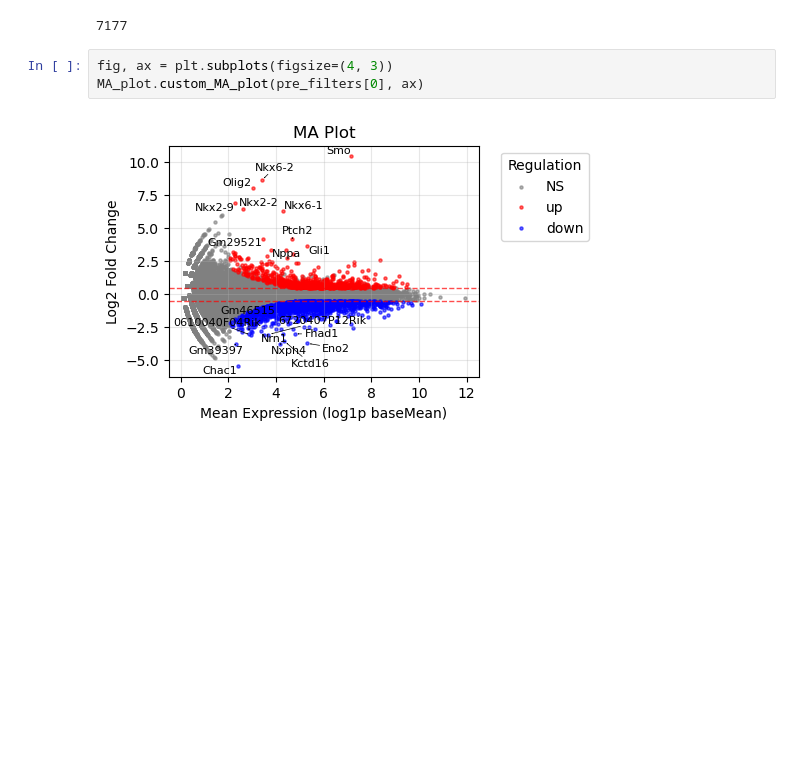
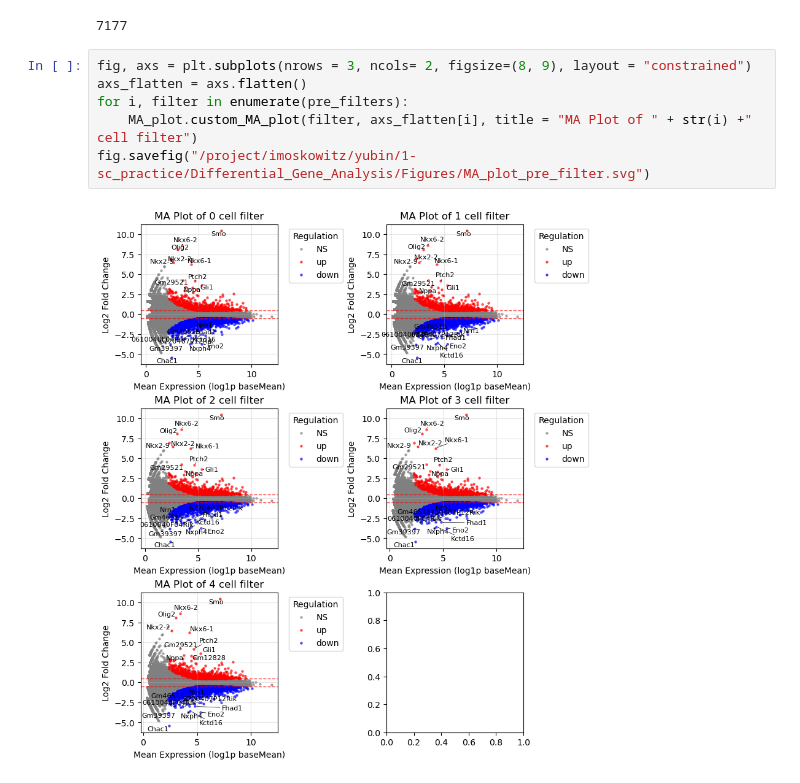
Before and after one commit to Oiya861028/1-sc_practice, a Jupyter notebook: Differential_Gene_Analysis/Notebook/MA_plot.ipynb, the cells around one changed output. Drawn from its saved outputs; the diff is of its cells as text; blank space fills up the shorter version.

Commit message:
Add custom titles to MA_plots and saved figures

```diff
--- a/Differential_Gene_Analysis/Notebook/MA_plot.ipynb
+++ b/Differential_Gene_Analysis/Notebook/MA_plot.ipynb
@@ -40,7 +40,10 @@ pre_filters[0]
 # %% [output]
 7177
 # %%
-fig, ax = plt.subplots(figsize=(4, 3))
-MA_plot.custom_MA_plot(pre_filters[0], ax)
+fig, axs = plt.subplots(nrows = 3, ncols= 2, figsize=(8, 9), layout = "constrained")
+axs_flatten = axs.flatten()
+for i, filter in enumerate(pre_filters):
+    MA_plot.custom_MA_plot(filter, axs_flatten[i], title = "MA Plot of " + str(i) +" cell filter")
+fig.savefig("/project/imoskowitz/yubin/1-sc_practice/Differential_Gene_Analysis/Figures/MA_plot_pre_filter.svg")
 # %% [output]
-[figure, old version]
+[figure, new version]
```
Also changed, not shown: parts of 1 cell of this notebook, 3 other files.
